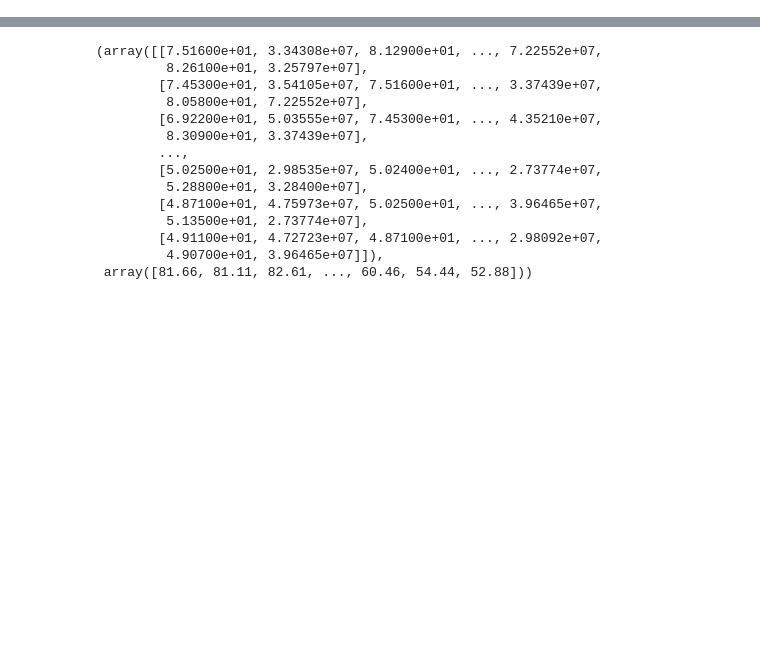
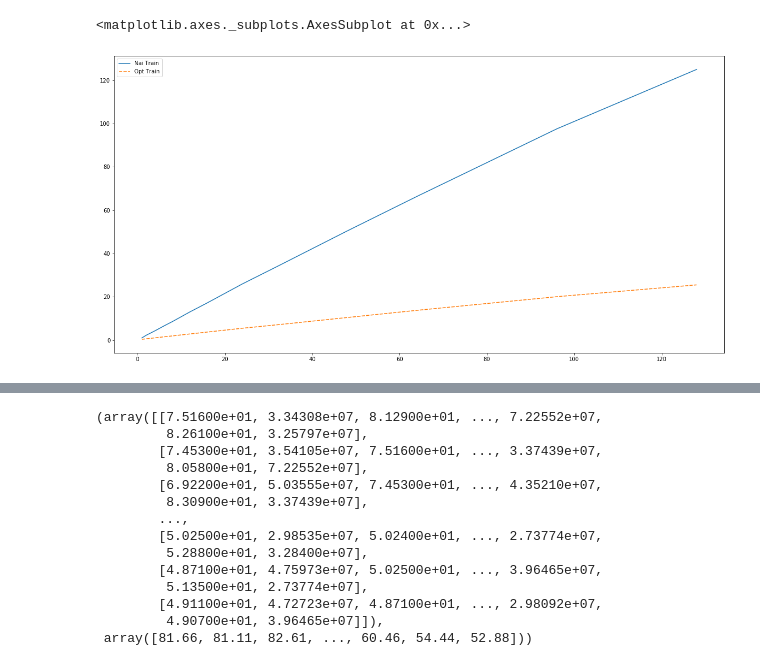
Before and after one commit to madjabal/Backtest_System, a Jupyter notebook: flatten_test.ipynb, the cells around one changed output, grey strips where cells are left out. Cells and saved outputs as stored; diff of their text form; code cells hidden in the pictures; blank space fills up the shorter version.

```diff
--- a/flatten_test.ipynb
+++ b/flatten_test.ipynb
@@ -390,12 +390,14 @@ class Portfolio:
         return X, tickers
 # %%
 %%time
+# CPU times: user 748 ms, sys: 0 ns, total: 748 ms
+# Wall time: 747 ms
 start_date = '2015-01-01'
 end_date = '2019-12-01'
 universe = build_snp('January 1, 2015', '%B %d, %Y')
 
-hist_depth = 6
-train_depth = 6
+hist_depth = 36
+train_depth = 36
 features = ['Close', 'Volume']
 target = 'Close'
 
@@ -410,0 +463,13 @@ Wall time: 747 ms
+# %%
+data = pd.DataFrame()
+data['Nai Train'] = nai_times_t
+data['Opt Train'] = opt_times_t
+data['Nai Hist'] = nai_times_h
+data['Opt Hist'] = opt_times_h
+data.index = sizes
+# %%
+plt.figure(figsize=(20,10))
+sns.lineplot(data=data[['Nai Train', 'Opt Train']])
+# %% [output]
+<matplotlib.axes._subplots.AxesSubplot at 0x...>
+[figure, added]
```
Also changed, not shown: parts of 11 cells of this notebook, 4 other files.
